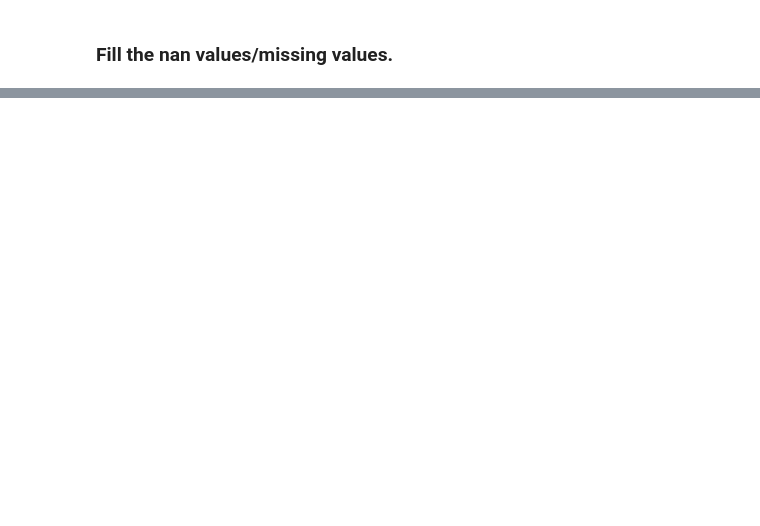
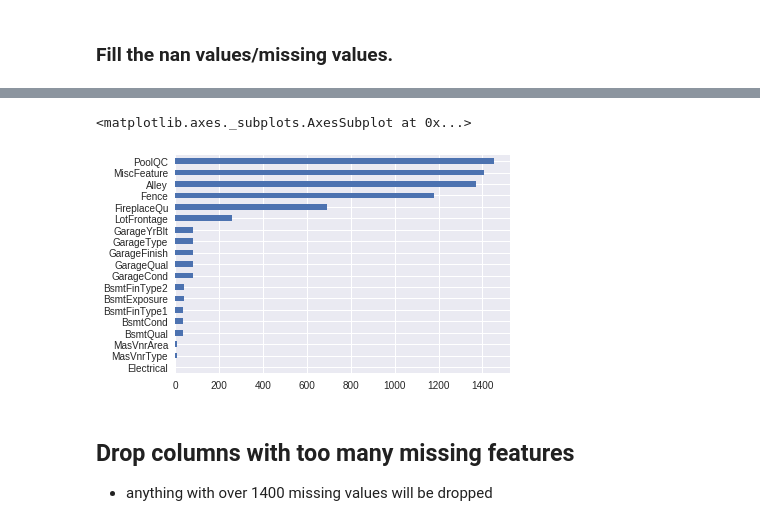
Before and after one commit to shammer83/Housing_pricing, a Jupyter notebook: ipynb/00 - Data_Cleaning.ipynb, the cells around one changed output, grey strips where cells are left out. Cells and saved outputs as stored; diff of their text form; code cells hidden in the pictures; blank space fills up the shorter version.

```diff
--- a/ipynb/00 - Data_Cleaning.ipynb
+++ b/ipynb/00 - Data_Cleaning.ipynb
@@ -52 +77,5 @@ ValueError: Cannot convert NA to integer
+# %%
+# making a mask with all the features that have null values
+cols_w_nulls = [col for i, col in enumerate(df_housing.columns)
+             if df_housing.isnull().sum()[i] != 0]
 # %%
@@ -124,5 +83,9 @@ SyntaxError: invalid syntax (<ipython-input-77-ed6b29eb96c3>, line 1)
-# %%
-#convert all floats into ints
-for col in df_housing.columns:
-    if df_housing[col].dtype == float:
-        df_housing[col] = df_housing[col].astype(int)
+# %%
+#displaying all the columns with null values
+df_housing[cols_w_nulls].isnull().sum().sort_values(ascending = True).plot(kind = 'barh')
+# %% [output]
+<matplotlib.axes._subplots.AxesSubplot at 0x...>
+[figure, added]
+# %% [markdown]
+## Drop columns with too many missing features
+- anything with over 1400 missing values will be dropped
```
Also changed, not shown: parts of 39 cells of this notebook, 1 other file.
